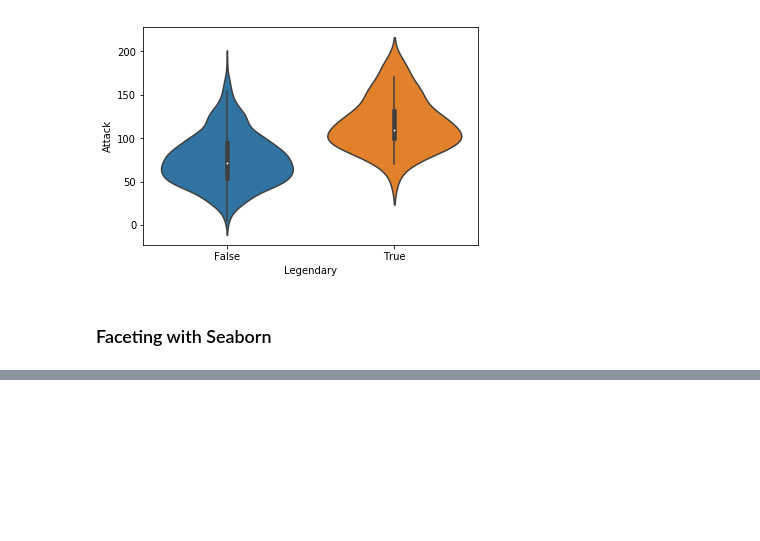
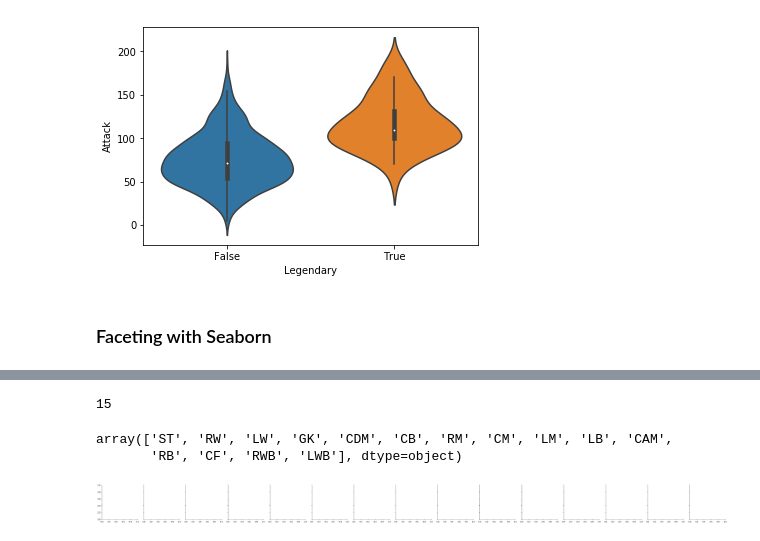
Before and after one commit to Licho59/job_data_visualize, a Jupyter notebook: Data_analysis_visualization/visualisation_review_tutorial.ipynb, the cells around one changed output, grey strips where cells are left out. Cells and saved outputs as stored; diff of their text form; code cells hidden in the pictures; blank space fills up the shorter version.

```diff
--- a/Data_analysis_visualization/visualisation_review_tutorial.ipynb
+++ b/Data_analysis_visualization/visualisation_review_tutorial.ipynb
@@ -574,0 +659,14 @@ sns.violinplot(x=pokemon.Legendary, y=pokemon.Attack);
+# %%
+# taking all data (with all possible players positions)
+df = footballers
+# counting how many values is in the 'Position' column
+len(df.Position.unique())
+df.Position.unique()
+# there are as many as 15 possible positions so the plots
+# will be really squeezed in only 1 row
+g = sns.FacetGrid(df, col='Position')
+# %% [output]
+15
+array(['ST', 'RW', 'LW', 'GK', 'CDM', 'CB', 'RM', 'CM', 'LM', 'LB', 'CAM',
+       'RB', 'CF', 'RWB', 'LWB'], dtype=object)
+[figure, added]
```
Also changed, not shown: parts of 52 cells of this notebook, 7 other files.
